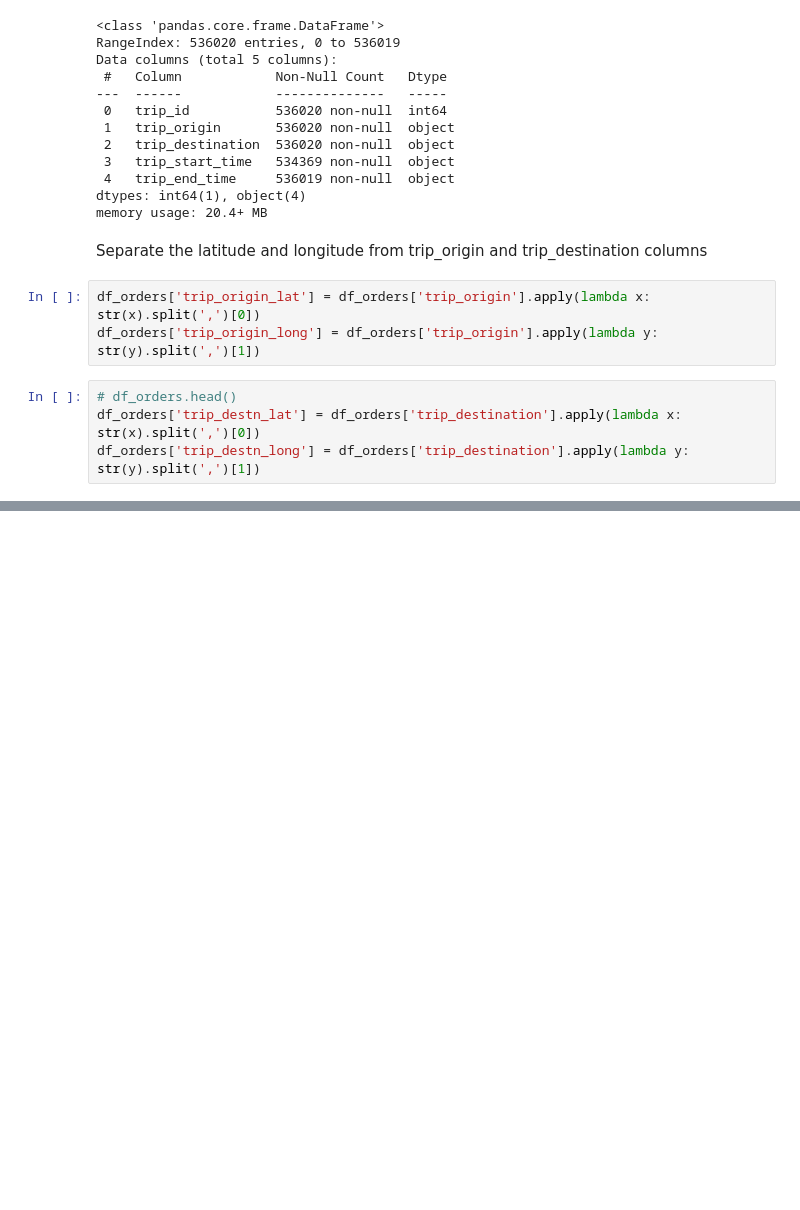
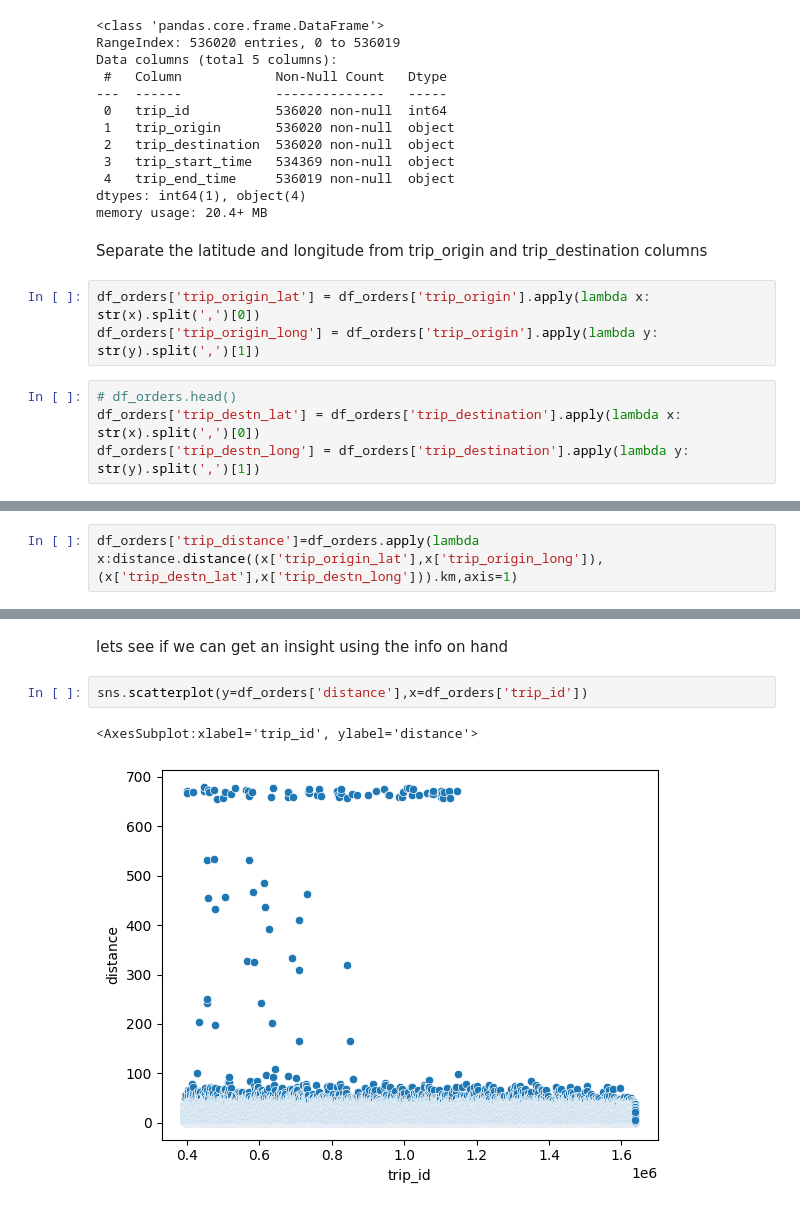
Before and after one commit to nahomHmichael/gokada-delivery-optimisation-with-causal-inference, a Jupyter notebook: notebooks/EDA.ipynb, the cells around one changed output, grey strips where cells are left out. Saved outputs shown, nothing was run; the diff lists cells and outputs as text; blank space fills up the shorter version.

```diff
--- a/notebooks/EDA.ipynb
+++ b/notebooks/EDA.ipynb
@@ -88,0 +101,3 @@ df_orders.head(2)
+# %%
+df_orders['trip_distance']=df_orders.apply(lambda x:distance.distance((x['trip_origin_lat'],x['trip_origin_long']),
+(x['trip_destn_lat'],x['trip_destn_long'])).km,axis=1)
@@ -88,0 +113,7 @@ df_orders.head(2)
+# %% [markdown]
+lets see if we can get an insight using the info on hand
+# %%
+sns.scatterplot(y=df_orders['distance'],x=df_orders['trip_id'])
+# %% [output]
+<AxesSubplot:xlabel='trip_id', ylabel='distance'>
+[figure, added]
```
Also changed, not shown: parts of 3 cells of this notebook.
